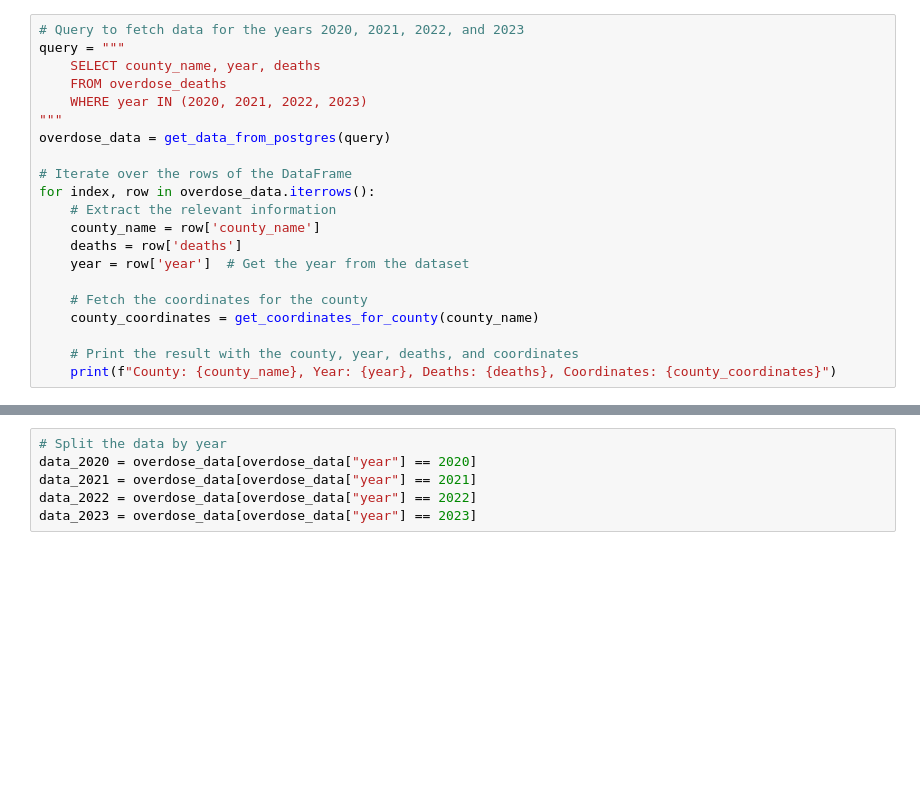
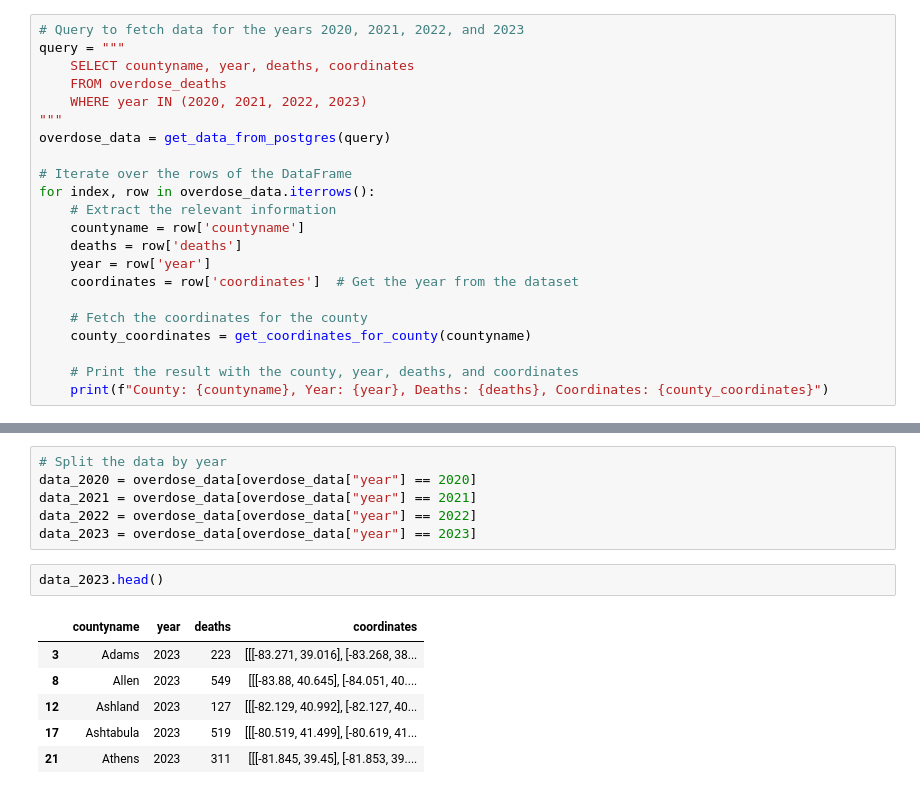
Before and after one commit to mariakabeer/Project-3-Vis, a Jupyter notebook: Visualization_protoype2.ipynb, the cells around one changed output, grey strips where cells are left out. Drawn from its saved outputs; the diff is of its cells as text; blank space fills up the shorter version.

```diff
--- a/Visualization_protoype2.ipynb
+++ b/Visualization_protoype2.ipynb
@@ -50,7 +52,7 @@ def get_data_from_postgres(query):
 # %%
 # Query to fetch data for the years 2020, 2021, 2022, and 2023
 query = """
-    SELECT county_name, year, deaths
+    SELECT countyname, year, deaths, coordinates
     FROM overdose_deaths
     WHERE year IN (2020, 2021, 2022, 2023)
 """
@@ -59,12 +61,13 @@ overdose_data = get_data_from_postgres(query)
 # Iterate over the rows of the DataFrame
 for index, row in overdose_data.iterrows():
     # Extract the relevant information
-    county_name = row['county_name']
+    countyname = row['countyname']
     deaths = row['deaths']
-    year = row['year']  # Get the year from the dataset
+    year = row['year']
+    coordinates = row['coordinates']  # Get the year from the dataset
 
     # Fetch the coordinates for the county
-    county_coordinates = get_coordinates_for_county(county_name)
+    county_coordinates = get_coordinates_for_county(countyname)
 
     # Print the result with the county, year, deaths, and coordinates
-    print(f"County: {county_name}, Year: {year}, Deaths: {deaths}, Coordinates: {county_coordinates}")
+    print(f"County: {countyname}, Year: {year}, Deaths: {deaths}, Coordinates: {county_coordinates}")
@@ -74,5 +95,14 @@ data_2020 = overdose_data[overdose_data["year"] == 2020]
 data_2021 = overdose_data[overdose_data["year"] == 2021]
 data_2022 = overdose_data[overdose_data["year"] == 2022]
 data_2023 = overdose_data[overdose_data["year"] == 2023]
+# %%
+data_2023.head()
+# %% [output]
+|  | countyname | year | deaths | coordinates |
+| 3 | Adams | 2023 | 223 | [[[-83.271, 39.016], [-83.268, 38... |
+| 8 | Allen | 2023 | 549 | [[[-83.88, 40.645], [-84.051, 40.... |
+| 12 | Ashland | 2023 | 127 | [[[-82.129, 40.992], [-82.127, 40... |
+| 17 | Ashtabula | 2023 | 519 | [[[-80.519, 41.499], [-80.619, 41... |
+| 21 | Athens | 2023 | 311 | [[[-81.845, 39.45], [-81.853, 39.... |
 # %%
 # Initialize map over Ohio
```
Also changed, not shown: parts of 4 cells of this notebook.
